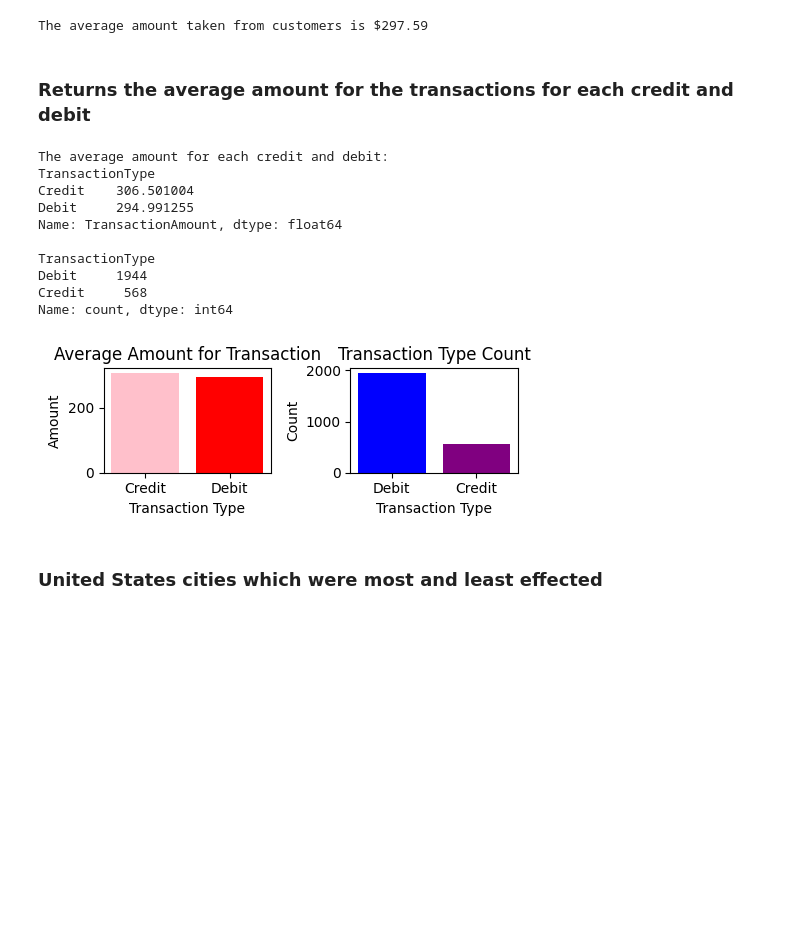
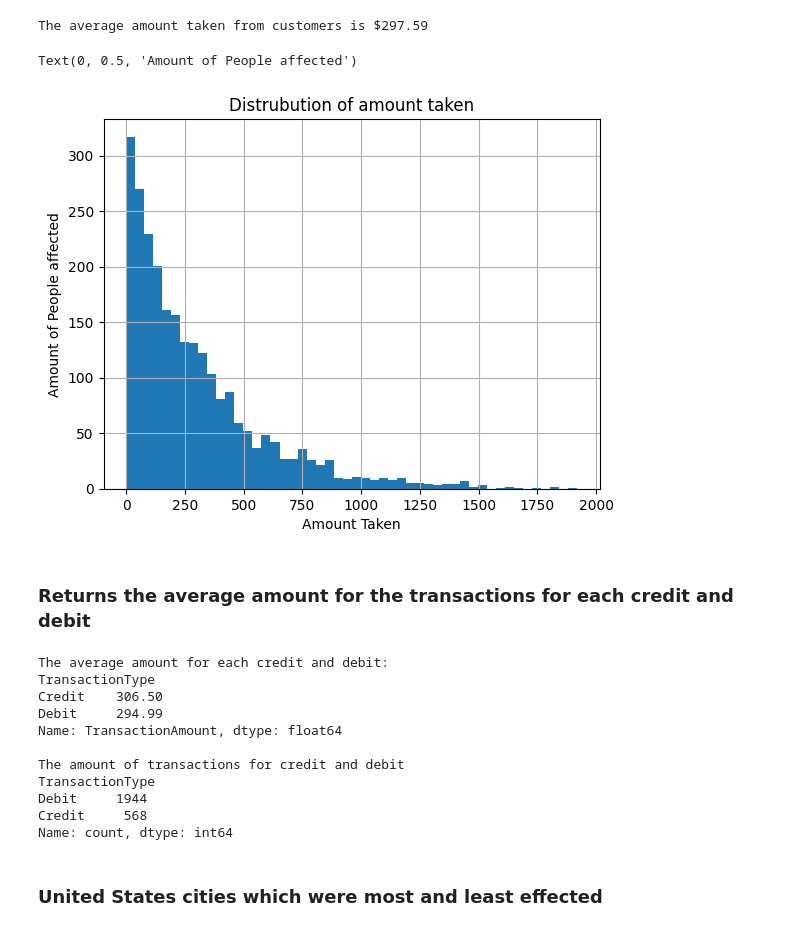
Before and after one commit to jcabrera92/IS1003-Project, a Jupyter notebook: Project.ipynb, the cells around one changed output. Cells and saved outputs as stored; diff of their text form; code cells hidden in the pictures; blank space fills up the shorter version.

```diff
--- a/Project.ipynb
+++ b/Project.ipynb
@@ -11,40 +11,37 @@ avg_amount=df['TransactionAmount']
 print(f'The average amount taken from customers is ${avg_amount.mean():.2f}')
 # %% [output]
 The average amount taken from customers is $297.59
+# %%
+df['TransactionAmount'].hist(bins=50)
+plt.title("Distrubution of amount taken")
+plt.xlabel("Amount Taken")
+plt.ylabel("Amount of People affected")
+# %% [output]
+Text(0, 0.5, 'Amount of People affected')
+[figure, added]
 # %% [markdown]
 ### Returns the average amount for the transactions for each credit and debit
 # %%
 #code here
-import matplotlib.pyplot as plt
 average_amounts = df.groupby('TransactionType')['TransactionAmount'].mean()
-transaction_count=df['TransactionType'].value_counts()
-fig,axs= plt.subplots(1,2,figsize=(5,2))
-axs[0].bar(average_amounts.index,average_amounts.values,color=['pink','red'])
-axs[0].set_title('Average Amount for Transaction')
-axs[0].set_ylabel('Amount')
-axs[0].set_xlabel('Transaction Type')
-axs[1].bar(transaction_count.index,transaction_count.values,color=['blue','purple'])
-axs[1].set_title('Transaction Type Count')
-axs[1].set_ylabel('Count')
-axs[1].set_xlabel('Transaction Type')
 print("The average amount for each credit and debit:")
-print(average_amounts)
+print(average_amounts.round(2))
 print()
+
+print("The amount of transactions for credit and debit ")
 print(df['TransactionType'].value_counts())
-plt.tight_layout()
-plt.show()
 # %% [output]
 The average amount for each credit and debit:
 TransactionType
-Credit    306.501004
-Debit     294.991255
+Credit    306.50
+Debit     294.99
 Name: TransactionAmount, dtype: float64
 
+The amount of transactions for credit and debit
 TransactionType
 Debit     1944
 Credit     568
 Name: count, dtype: int64
-[figure, removed]
 # %% [markdown]
 ### United States cities which were most and least effected
 # %%
```
Also changed, not shown: parts of 5 cells of this notebook.
